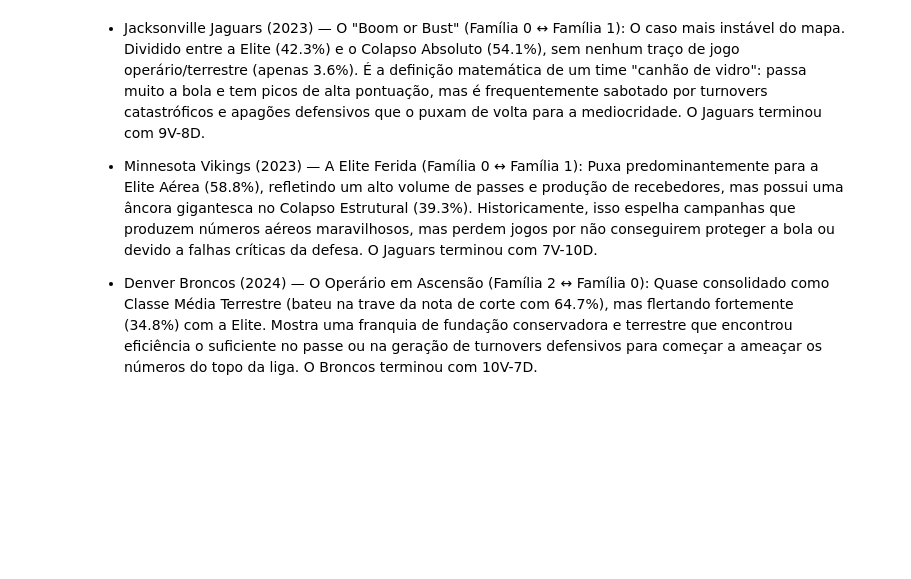
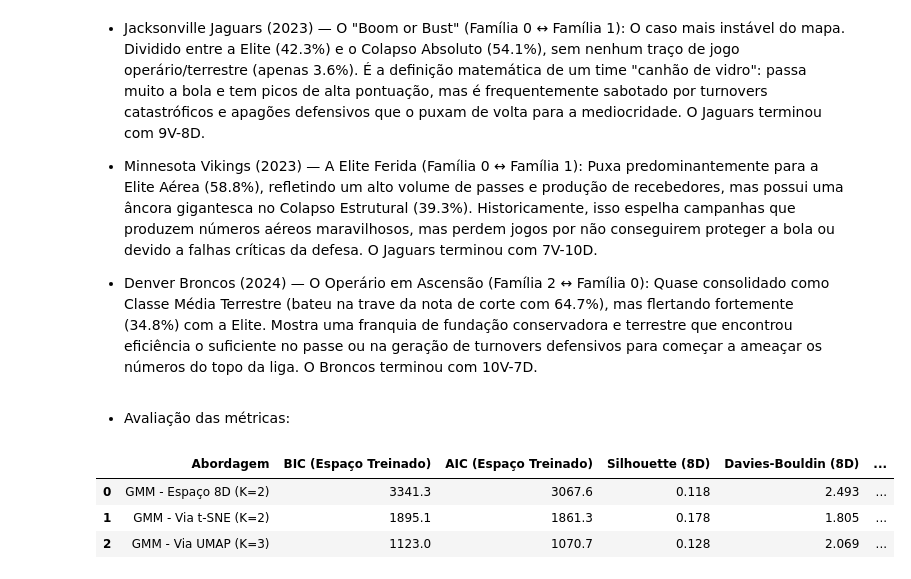
Before and after one commit to BrokenTree-coder/NFL, a Jupyter notebook: mining/clustering/GMM.ipynb, the cells around one changed output. Saved outputs shown, nothing was run; the diff lists cells and outputs as text; code cells hidden in the pictures; blank space fills up the shorter version.

Commit message:
adicionando as métricas de clustering

```diff
--- a/mining/clustering/GMM.ipynb
+++ b/mining/clustering/GMM.ipynb
@@ -90,3 +96,16 @@ plt.show()
+# %%
+from sklearn.metrics import silhouette_score, davies_bouldin_score, calinski_harabasz_score
+import pandas as pd
+
+def extrair_metricas_gmm(gmm_model, X_treino, X_original, labels, nome):
+    return {
+        'Abordagem': nome,
+        'BIC (Espaço Treinado)': round(gmm_model.bic(X_treino), 1),
+        'AIC (Espaço Treinado)': round(gmm_model.aic(X_treino), 1),
+        'Silhouette (8D)': round(silhouette_score(X_original, labels), 3),
+        'Davies-Bouldin (8D)': round(davies_bouldin_score(X_original, labels), 3),
+        'Calinski-Harabasz (8D)': round(calinski_harabasz_score(X_original, labels), 1)
+    }
 # %% [markdown]
 - Visão Binária do 8D e do t-SNE (K=2):
     - Tanto no espaço original quanto no t-SNE, a matemática enxergou a NFL de forma puramente binária. Ele dividiu a liga em duas grandes "massas" (provavelmente algo como "Times Positivos" vs "Times Negativos", ou "Focados no Passe" vs "Focados na Corrida").
@@ -241,3 +260,18 @@ DEN (2024): 34.8% Família 0 | 0.4% Família 1 | 64.7% Família 2
 - Minnesota Vikings (2023) — A Elite Ferida (Família 0 ↔ Família 1): Puxa predominantemente para a Elite Aérea (58.8%), refletindo um alto volume de passes e produção de recebedores, mas possui uma âncora gigantesca no Colapso Estrutural (39.3%). Historicamente, isso espelha campanhas que produzem números aéreos maravilhosos, mas perdem jogos por não conseguirem proteger a bola ou devido a falhas críticas da defesa. O Jaguars terminou com 7V-10D.
 
 - Denver Broncos (2024) — O Operário em Ascensão (Família 2 ↔ Família 0): Quase consolidado como Classe Média Terrestre (bateu na trave da nota de corte com 64.7%), mas flertando fortemente (34.8%) com a Elite. Mostra uma franquia de fundação conservadora e terrestre que encontrou eficiência o suficiente no passe ou na geração de turnovers defensivos para começar a ameaçar os números do topo da liga. O Broncos terminou com 10V-7D.
+# %% [markdown]
+- Avaliação das métricas:
+# %%
+tabela_validacao = pd.DataFrame([
+    extrair_metricas_gmm(gmm_8d, X_scaled, X_scaled, df_season['GMM_Cluster_8D'], 'GMM - Espaço 8D (K=2)'),
+    extrair_metricas_gmm(gmm_tsne, X_tsne, X_scaled, df_season['GMM_Cluster_TSNE'], 'GMM - Via t-SNE (K=2)'),
+    extrair_metricas_gmm(gmm_umap, X_umap, X_scaled, df_season['GMM_Cluster_UMAP'], 'GMM - Via UMAP (K=3)')
+])
+
+display(tabela_validacao)
+# %% [output]
+|  | Abordagem | BIC (Espaço Treinado) | AIC (Espaço Treinado) | Silhouette (8D) | Davies-Bouldin (8D) | ... |
+| 0 | GMM - Espaço 8D (K=2) | 3341.3 | 3067.6 | 0.118 | 2.493 | ... |
+| 1 | GMM - Via t-SNE (K=2) | 1895.1 | 1861.3 | 0.178 | 1.805 | ... |
+| 2 | GMM - Via UMAP (K=3) | 1123.0 | 1070.7 | 0.128 | 2.069 | ... |
```
Also changed, not shown: parts of 3 cells of this notebook, 1 other file.
